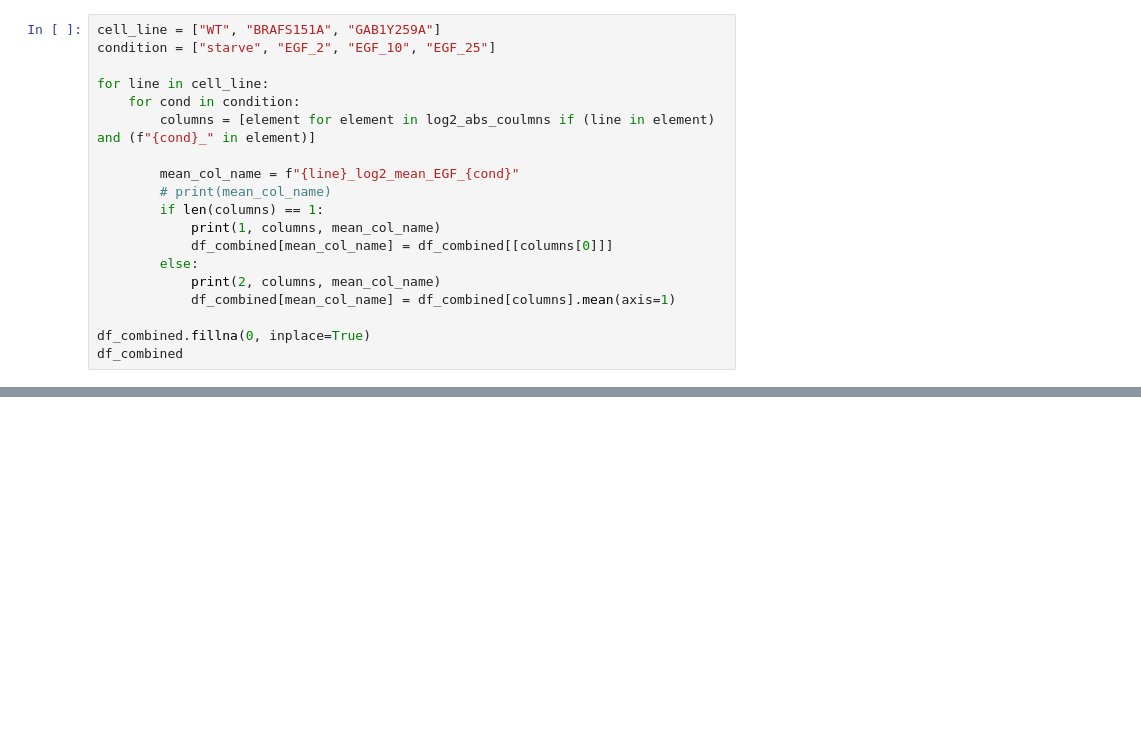
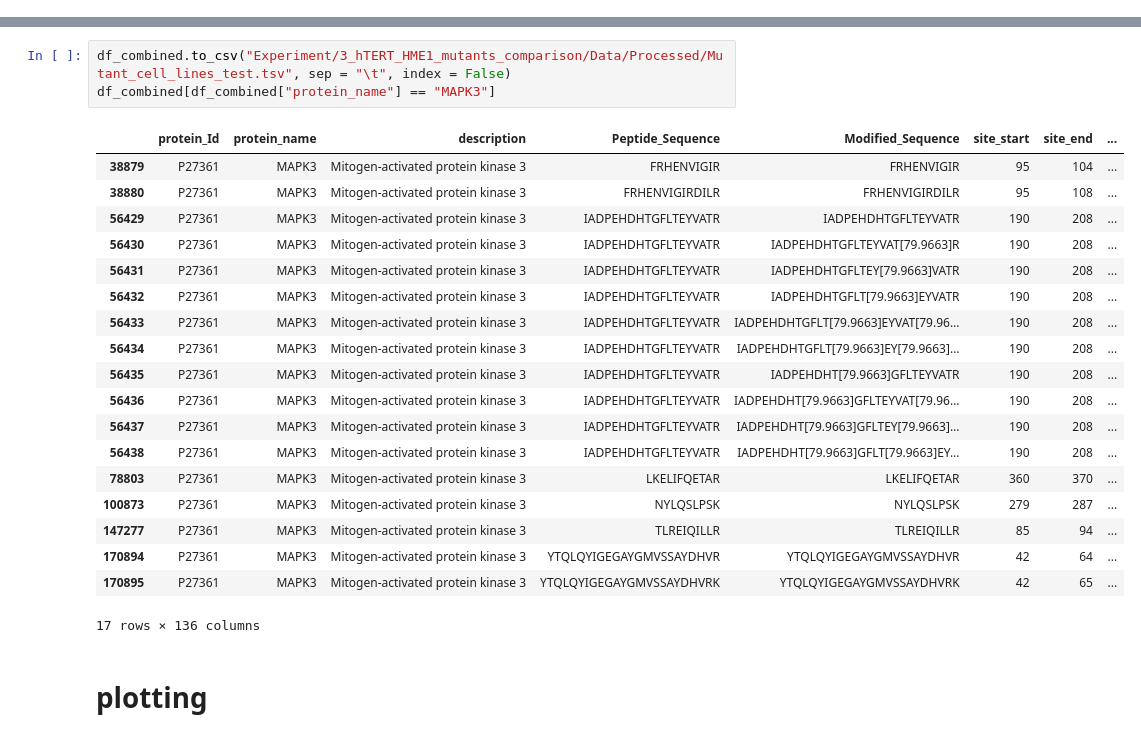
Before and after one commit to IgnacioNavas/TMT_Data_analysis, a Jupyter notebook: Mutant_experiment_pre_analysis.ipynb, the cells around one changed output, grey strips where cells are left out. Saved outputs shown, nothing was run; the diff lists cells and outputs as text; blank space fills up the shorter version.

```diff
--- a/Mutant_experiment_pre_analysis.ipynb
+++ b/Mutant_experiment_pre_analysis.ipynb
@@ -102,19 +202,0 @@ TypeError: 'list' object cannot be interpreted as an integer
-# %%
-cell_line = ["WT", "BRAFS151A", "GAB1Y259A"]
-condition = ["starve", "EGF_2", "EGF_10", "EGF_25"]
-
-for line in cell_line:
-    for cond in condition:
-        columns = [element for element in log2_abs_coulmns if (line in element) and (f"{cond}_" in element)]
-
-        mean_col_name = f"{line}_log2_mean_EGF_{cond}"
-        # print(mean_col_name)
-        if len(columns) == 1:
-            print(1, columns, mean_col_name)
-            df_combined[mean_col_name] = df_combined[[columns[0]]]
-        else:
-            print(2, columns, mean_col_name)
-            df_combined[mean_col_name] = df_combined[columns].mean(axis=1)
-
-df_combined.fillna(0, inplace=True)
-df_combined
@@ -150,0 +316,25 @@ KeyError: 'WT_log2_abs_EGF_starve_r1'
+# %%
+df_combined.to_csv("Experiment/3_hTERT_HME1_mutants_comparison/Data/Processed/Mutant_cell_lines_test.tsv", sep = "\t", index = False)
+df_combined[df_combined["protein_name"] == "MAPK3"]
+# %% [output]
+|  | protein_Id | protein_name | description | Peptide_Sequence | Modified_Sequence | site_start | site_end | ... |
+| 38879 | P27361 | MAPK3 | Mitogen-activated protein kinase 3 | FRHENVIGIR | FRHENVIGIR | 95 | 104 | ... |
+| 38880 | P27361 | MAPK3 | Mitogen-activated protein kinase 3 | FRHENVIGIRDILR | FRHENVIGIRDILR | 95 | 108 | ... |
+| 56429 | P27361 | MAPK3 | Mitogen-activated protein kinase 3 | IADPEHDHTGFLTEYVATR | IADPEHDHTGFLTEYVATR | 190 | 208 | ... |
+| 56430 | P27361 | MAPK3 | Mitogen-activated protein kinase 3 | IADPEHDHTGFLTEYVATR | IADPEHDHTGFLTEYVAT[79.9663]R | 190 | 208 | ... |
+| 56431 | P27361 | MAPK3 | Mitogen-activated protein kinase 3 | IADPEHDHTGFLTEYVATR | IADPEHDHTGFLTEY[79.9663]VATR | 190 | 208 | ... |
+| 56432 | P27361 | MAPK3 | Mitogen-activated protein kinase 3 | IADPEHDHTGFLTEYVATR | IADPEHDHTGFLT[79.9663]EYVATR | 190 | 208 | ... |
+| 56433 | P27361 | MAPK3 | Mitogen-activated protein kinase 3 | IADPEHDHTGFLTEYVATR | IADPEHDHTGFLT[79.9663]EYVAT[79.96... | 190 | 208 | ... |
+| 56434 | P27361 | MAPK3 | Mitogen-activated protein kinase 3 | IADPEHDHTGFLTEYVATR | IADPEHDHTGFLT[79.9663]EY[79.9663]... | 190 | 208 | ... |
+| 56435 | P27361 | MAPK3 | Mitogen-activated protein kinase 3 | IADPEHDHTGFLTEYVATR | IADPEHDHT[79.9663]GFLTEYVATR | 190 | 208 | ... |
+| 56436 | P27361 | MAPK3 | Mitogen-activated protein kinase 3 | IADPEHDHTGFLTEYVATR | IADPEHDHT[79.9663]GFLTEYVAT[79.96... | 190 | 208 | ... |
+| 56437 | P27361 | MAPK3 | Mitogen-activated protein kinase 3 | IADPEHDHTGFLTEYVATR | IADPEHDHT[79.9663]GFLTEY[79.9663]... | 190 | 208 | ... |
+| 56438 | P27361 | MAPK3 | Mitogen-activated protein kinase 3 | IADPEHDHTGFLTEYVATR | IADPEHDHT[79.9663]GFLT[79.9663]EY... | 190 | 208 | ... |
+| 78803 | P27361 | MAPK3 | Mitogen-activated protein kinase 3 | LKELIFQETAR | LKELIFQETAR | 360 | 370 | ... |
+| 100873 | P27361 | MAPK3 | Mitogen-activated protein kinase 3 | NYLQSLPSK | NYLQSLPSK | 279 | 287 | ... |
+| 147277 | P27361 | MAPK3 | Mitogen-activated protein kinase 3 | TLREIQILLR | TLREIQILLR | 85 | 94 | ... |
+| 170894 | P27361 | MAPK3 | Mitogen-activated protein kinase 3 | YTQLQYIGEGAYGMVSSAYDHVR | YTQLQYIGEGAYGMVSSAYDHVR | 42 | 64 | ... |
+| 170895 | P27361 | MAPK3 | Mitogen-activated protein kinase 3 | YTQLQYIGEGAYGMVSSAYDHVRK | YTQLQYIGEGAYGMVSSAYDHVRK | 42 | 65 | ... |
+17 rows × 136 columns
+# %% [markdown]
+# plotting
```
Also changed, not shown: parts of 29 cells of this notebook, 6 other files.
